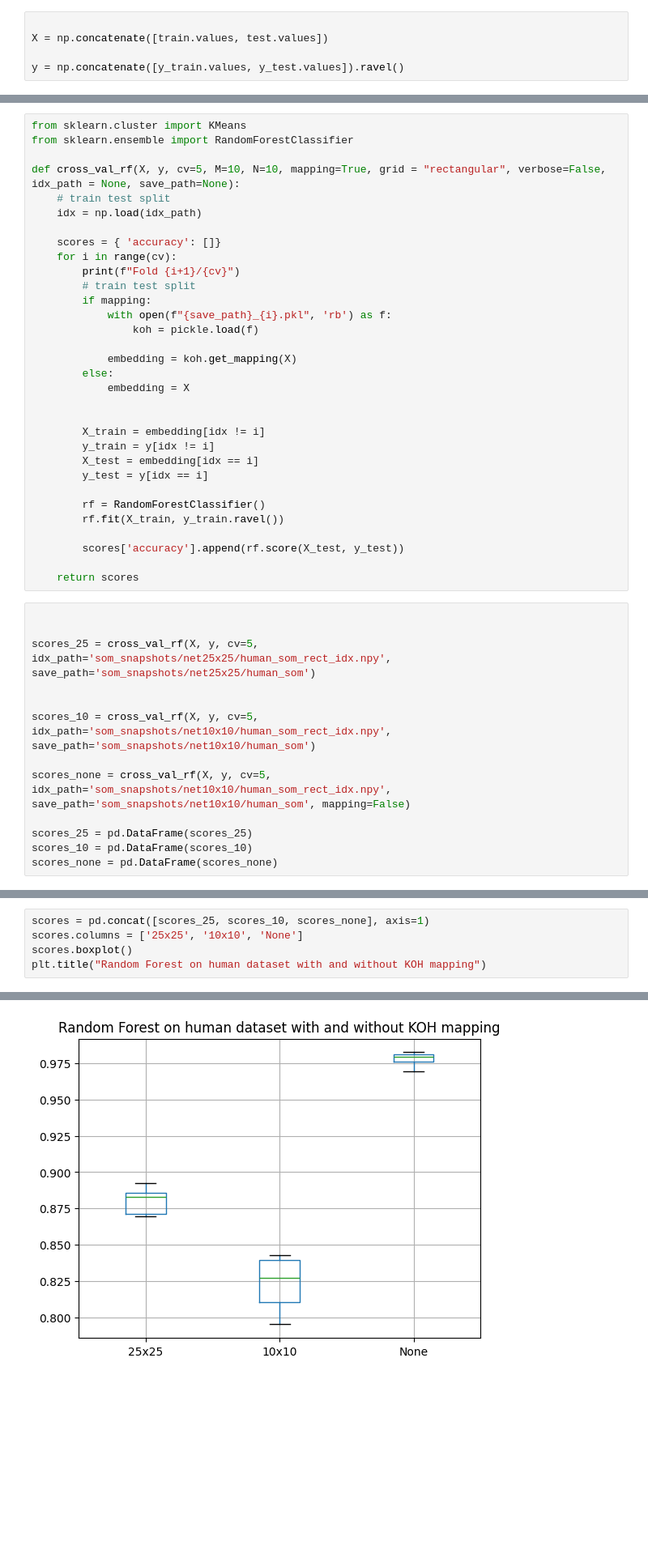
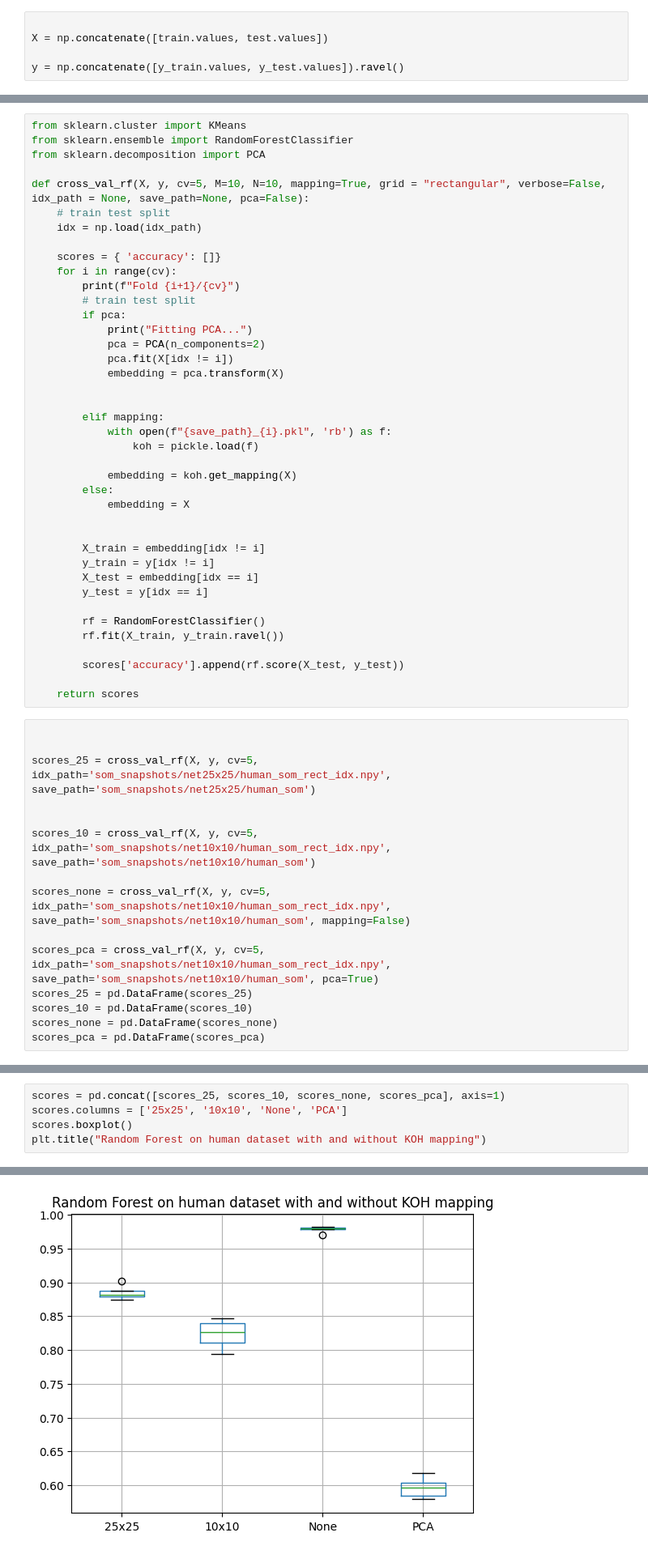
Before and after one commit to Fersoil/miowad, a Jupyter notebook: KOH/human_eval.ipynb, the cells around one changed output, grey strips where cells are left out. Shown: that part at 81% size. Drawn from its saved outputs; the diff is of its cells as text; blank space fills up the shorter version.

```diff
--- a/KOH/human_eval.ipynb
+++ b/KOH/human_eval.ipynb
@@ -114,8 +114,9 @@ Text(0.5, 0.98, 'KMeans clustering on human dataset')
 # %%
 from sklearn.cluster import KMeans
 from sklearn.ensemble import RandomForestClassifier
+from sklearn.decomposition import PCA
 
-def cross_val_rf(X, y, cv=5, M=10, N=10, mapping=True, grid = "rectangular", verbose=False, idx_path = None, save_path=None):
+def cross_val_rf(X, y, cv=5, M=10, N=10, mapping=True, grid = "rectangular", verbose=False, idx_path = None, save_path=None, pca=False):
     # train test split
     idx = np.load(idx_path)
 
@@ -123,7 +124,14 @@ def cross_val_rf(X, y, cv=5, M=10, N=10, mapping=True, grid = "rectangular", ver
     for i in range(cv):
         print(f"Fold {i+1}/{cv}")
         # train test split
-        if mapping:
+        if pca:
+            print("Fitting PCA...")
+            pca = PCA(n_components=2)
+            pca.fit(X[idx != i])
+            embedding = pca.transform(X)
+
+
+        elif mapping:
             with open(f"{save_path}_{i}.pkl", 'rb') as f:
                 koh = pickle.load(f)
 
@@ -153,9 +161,11 @@ scores_10 = cross_val_rf(X, y, cv=5, idx_path='som_snapshots/net10x10/human_som_
 
 scores_none = cross_val_rf(X, y, cv=5, idx_path='som_snapshots/net10x10/human_som_rect_idx.npy', save_path='som_snapshots/net10x10/human_som', mapping=False)
 
+scores_pca = cross_val_rf(X, y, cv=5, idx_path='som_snapshots/net10x10/human_som_rect_idx.npy', save_path='som_snapshots/net10x10/human_som', pca=True)
 scores_25 = pd.DataFrame(scores_25)
 scores_10 = pd.DataFrame(scores_10)
 scores_none = pd.DataFrame(scores_none)
+scores_pca = pd.DataFrame(scores_pca)
 # %% [output]
 Fold 1/5
 Fold 2/5
@@ -182,13 +194,13 @@ scores_10
 | 3 | 0.827184 |
 | 4 | 0.842642 |
 # %%
-scores = pd.concat([scores_25, scores_10, scores_none], axis=1)
-scores.columns = ['25x25', '10x10', 'None']
+scores = pd.concat([scores_25, scores_10, scores_none, scores_pca], axis=1)
+scores.columns = ['25x25', '10x10', 'None', 'PCA']
 scores.boxplot()
 plt.title("Random Forest on human dataset with and without KOH mapping")
 # %% [output]
 Text(0.5, 1.0, 'Random Forest on human dataset with and without KOH mapping')
-[figure, old version]
+[figure, new version]
 # %% [markdown]
 # Different neighbouring func
 # %%
```
Also changed, not shown: parts of 3 cells of this notebook, 7 other files.
